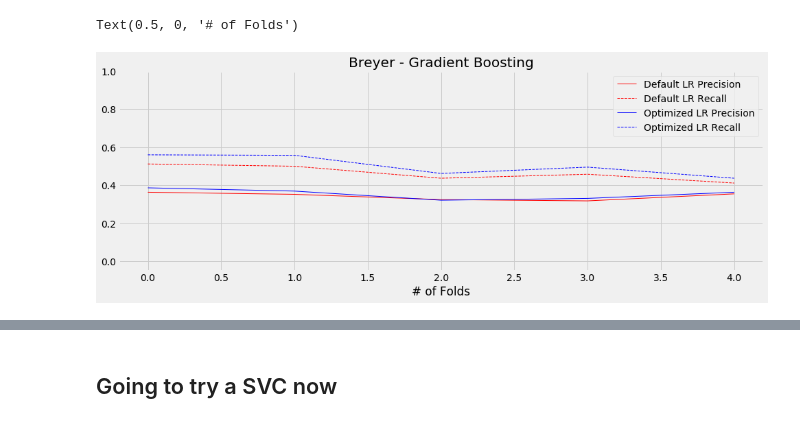
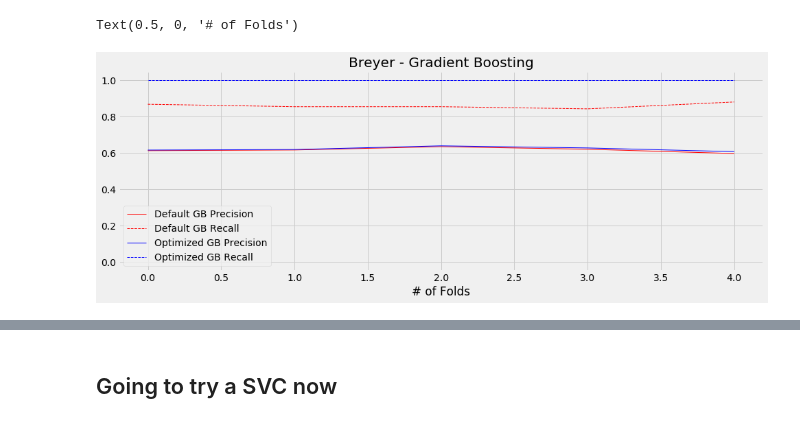
Before and after one commit to rcohngru/Predicting-Supreme-Court-Outcomes, a Jupyter notebook: Hyperparameter Tuning.ipynb, the cells around one changed output, grey strips where cells are left out. Saved outputs shown, nothing was run; the diff lists cells and outputs as text; code cells hidden in the pictures.

```diff
--- a/Hyperparameter Tuning.ipynb
+++ b/Hyperparameter Tuning.ipynb
@@ -84,7 +84,7 @@ def plot_cross_val(models, data, ax, sampling_method):
                 2 : 'g'}
 
 
-    names = ['Default LR', 'Optimized LR']
+    names = ['Default SVC', 'Optimized SVC']
     for i in range(len(models)):
         ax.plot(x, precisions[i], c=colormap[i],
                 linewidth=1, linestyle='-',
@@ -201,24 +191,22 @@ best_parameters: {'gradientboostingclassifier__loss': 'exponential',
 # %%
 default_gb = GradientBoostingClassifier()
 best_gb = GradientBoostingClassifier(loss='exponential',
-                                     max_depth=3,
-                                     max_features='sqrt',
-                                     min_samples_leaf=1,
-                                     min_samples_split=3,
+                                     max_depth=None,
+                                     max_features='log2',
                                      n_estimators=150,
                                      learning_rate=0.01)
 
 fig, ax = plt.subplots(figsize=(15, 5))
 models = [default_gb, best_gb]
 
 data = pd.read_csv('data/clean/Breyer.csv')
 data['cleanText'] = data['cleanText'].fillna(' ')
-plot_cross_val(models, data, ax, 'undersampling')
+plot_cross_val(models, data, ax, None)
 ax.set_title('Breyer - Gradient Boosting')
 ax.legend()
-ax.set_ylim(-0.05, 1)
+ax.set_ylim(-0.05, 1.05)
 ax.set_xlabel('# of Folds')
 # %% [output]
 Text(0.5, 0, '# of Folds')
-[figure, old version]
+[figure, new version]
 # %%
```
Also changed, not shown: parts of 23 cells of this notebook, 4 other files.
